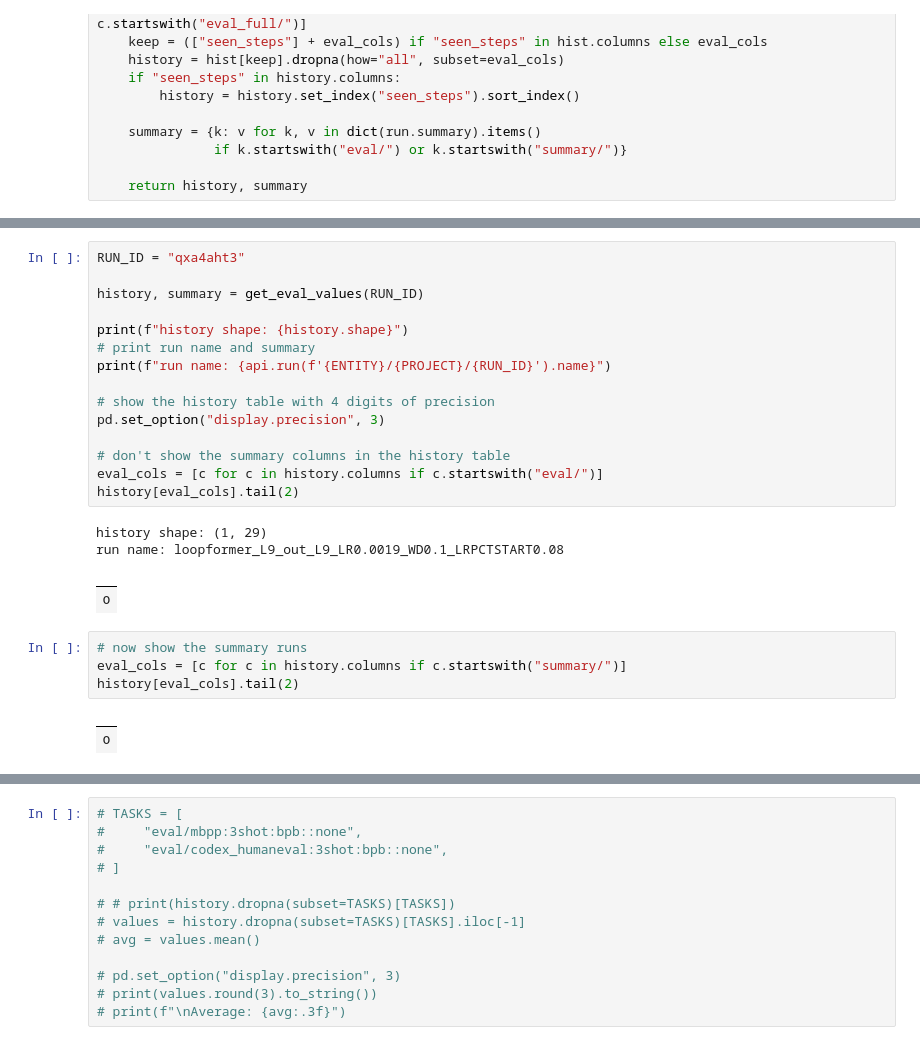
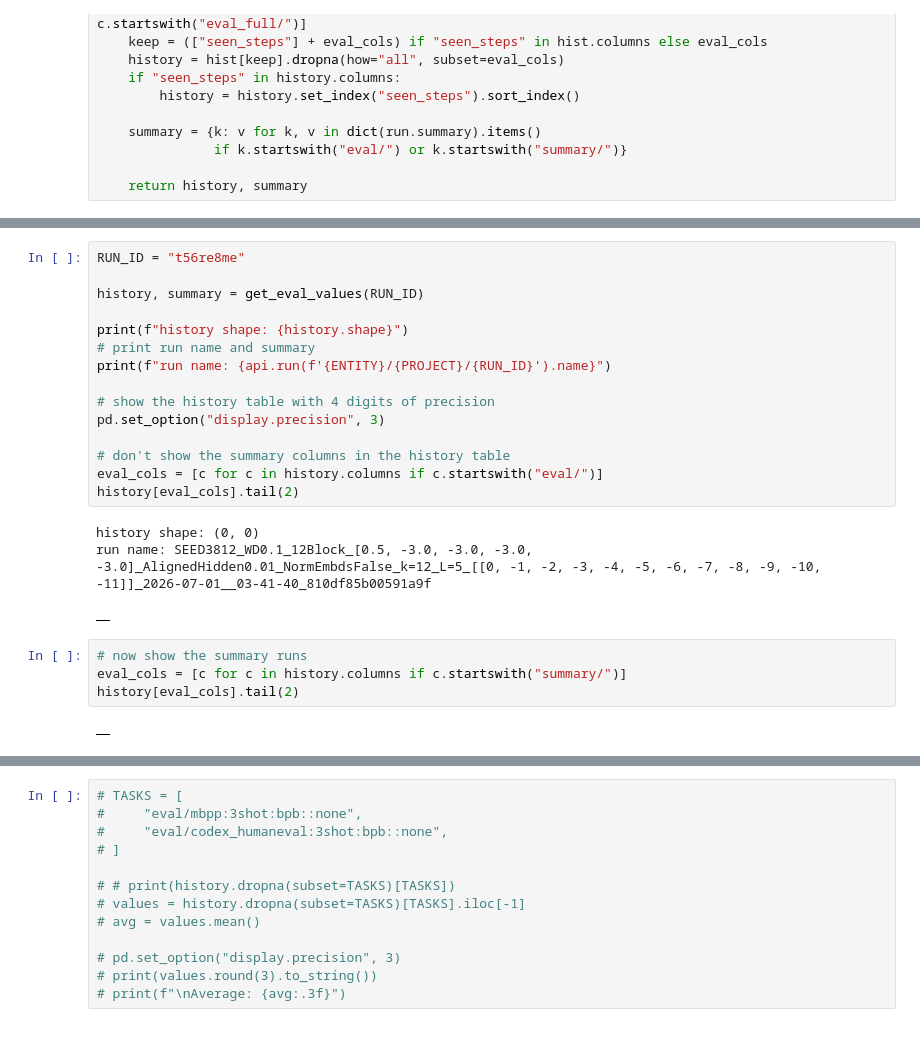
Before and after one commit to behzadshomali/modalities, a Jupyter notebook: loop_MTP_paper/wandb_runs_table.ipynb, the cells around one changed output, grey strips where cells are left out. Drawn from its saved outputs; the diff is of its cells as text.

```diff
--- a/loop_MTP_paper/wandb_runs_table.ipynb
+++ b/loop_MTP_paper/wandb_runs_table.ipynb
@@ -31,30 +110,28 @@ def get_eval_values(run_id: str, project: str = PROJECT, entity: str = ENTITY):
 # %%
-RUN_ID = "qxa4aht3"
+RUN_ID = "t56re8me"
 
 history, summary = get_eval_values(RUN_ID)
 
 print(f"history shape: {history.shape}")
 # print run name and summary
 print(f"run name: {api.run(f'{ENTITY}/{PROJECT}/{RUN_ID}').name}")
 
 # show the history table with 4 digits of precision
 pd.set_option("display.precision", 3)
 
 # don't show the summary columns in the history table
 eval_cols = [c for c in history.columns if c.startswith("eval/")]
 history[eval_cols].tail(2)
 # %% [output]
-history shape: (1, 29)
-run name: loopformer_L9_out_L9_LR0.0019_WD0.1_LRPCTSTART0.08
+history shape: (0, 0)
+run name: SEED3812_WD0.1_12Block_[0.5, -3.0, -3.0, -3.0, -3.0]_AlignedHidden0.01_NormEmbdsFalse_k=12_L=5_[[0, -1, -2, -3, -4, -5, -6, -7, -8, -9, -10, -11]]_2026-07-01__03-41-40_810df85b00591a9f
 |  |
-| 0 |
 # %%
 # now show the summary runs
 eval_cols = [c for c in history.columns if c.startswith("summary/")]
 history[eval_cols].tail(2)
 # %% [output]
 |  |
-| 0 |
 # %%
 # now show the summary runs
 pd.set_option("display.precision", 2)
```
Also changed, not shown: parts of 7 cells of this notebook.
